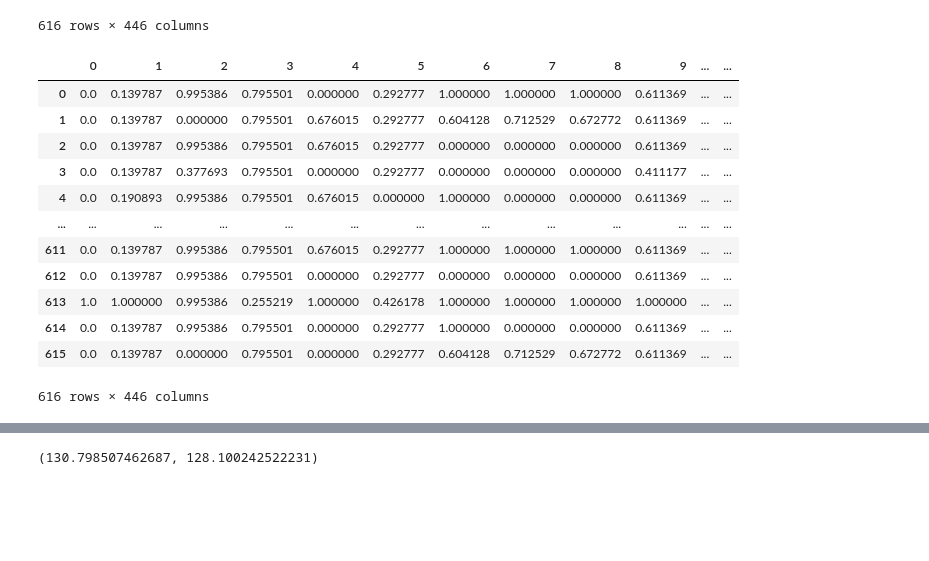
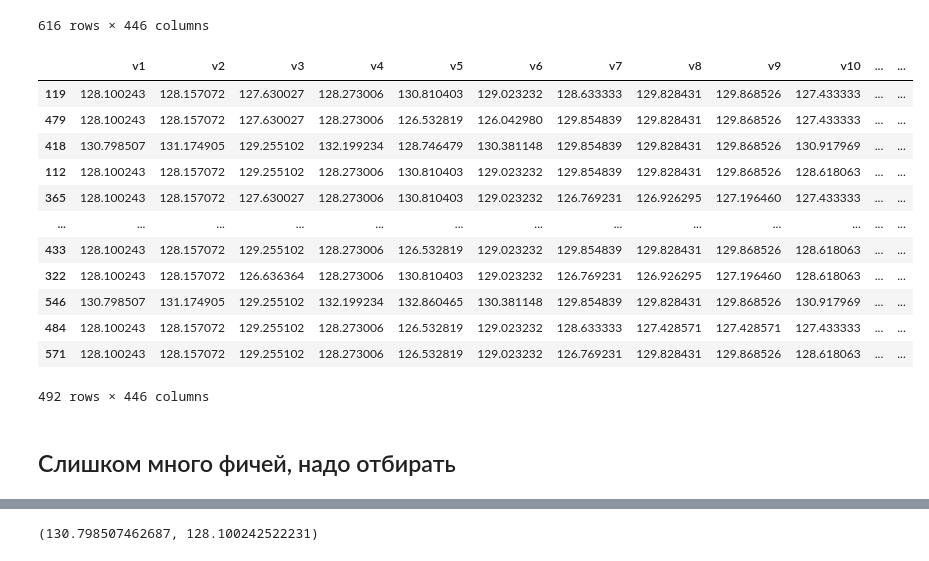
Before and after one commit to muzafarovdan/MyEducation, a Jupyter notebook: Interview/VK_Intern/ML_task.ipynb, the cells around one changed output, grey strips where cells are left out. Saved outputs shown, nothing was run; the diff lists cells and outputs as text; code cells hidden in the pictures; blank space fills up the shorter version.

```diff
--- a/Interview/VK_Intern/ML_task.ipynb
+++ b/Interview/VK_Intern/ML_task.ipynb
@@ -108,3 +112,25 @@ X
 | 614 | 128.100243 | 128.157072 | 129.255102 | 128.273006 | 126.532819 | 129.023232 | 129.854839 | 126.926295 | 127.196460 | 128.618063 | ... | ... |
 | 615 | 128.100243 | 128.157072 | 126.636364 | 128.273006 | 126.532819 | 129.023232 | 128.633333 | 128.994152 | 128.994152 | 128.618063 | ... | ... |
 616 rows × 446 columns
+# %%
+from sklearn.model_selection import train_test_split
+
+X_train, X_test, y_train, y_test = train_test_split(X, y, test_size=0.2, random_state=7, stratify=y)
+# %%
+X_train
+# %% [output]
+|  | v1 | v2 | v3 | v4 | v5 | v6 | v7 | v8 | v9 | v10 | ... | ... |
+| 119 | 128.100243 | 128.157072 | 127.630027 | 128.273006 | 130.810403 | 129.023232 | 128.633333 | 129.828431 | 129.868526 | 127.433333 | ... | ... |
+| 479 | 128.100243 | 128.157072 | 127.630027 | 128.273006 | 126.532819 | 126.042980 | 129.854839 | 129.828431 | 129.868526 | 127.433333 | ... | ... |
+| 418 | 130.798507 | 131.174905 | 129.255102 | 132.199234 | 128.746479 | 130.381148 | 129.854839 | 129.828431 | 129.868526 | 130.917969 | ... | ... |
+| 112 | 128.100243 | 128.157072 | 129.255102 | 128.273006 | 130.810403 | 129.023232 | 129.854839 | 129.828431 | 129.868526 | 128.618063 | ... | ... |
+| 365 | 128.100243 | 128.157072 | 127.630027 | 128.273006 | 130.810403 | 129.023232 | 126.769231 | 126.926295 | 127.196460 | 127.433333 | ... | ... |
+| ... | ... | ... | ... | ... | ... | ... | ... | ... | ... | ... | ... | ... |
+| 433 | 128.100243 | 128.157072 | 129.255102 | 128.273006 | 126.532819 | 129.023232 | 129.854839 | 129.828431 | 129.868526 | 128.618063 | ... | ... |
+| 322 | 128.100243 | 128.157072 | 126.636364 | 128.273006 | 130.810403 | 129.023232 | 126.769231 | 126.926295 | 127.196460 | 128.618063 | ... | ... |
+| 546 | 130.798507 | 131.174905 | 129.255102 | 132.199234 | 132.860465 | 130.381148 | 129.854839 | 129.828431 | 129.868526 | 130.917969 | ... | ... |
+| 484 | 128.100243 | 128.157072 | 129.255102 | 128.273006 | 126.532819 | 129.023232 | 128.633333 | 127.428571 | 127.428571 | 127.433333 | ... | ... |
+| 571 | 128.100243 | 128.157072 | 129.255102 | 128.273006 | 126.532819 | 129.023232 | 126.769231 | 129.828431 | 129.868526 | 128.618063 | ... | ... |
+492 rows × 446 columns
+# %% [markdown]
+## Слишком много фичей, надо отбирать
@@ -116,17 +142,0 @@ X_scaler = scaler.fit_transform(X)
-# %%
-X_scaler = pd.DataFrame(data=X_scaler)
-X_scaler
-# %% [output]
-|  | 0 | 1 | 2 | 3 | 4 | 5 | 6 | 7 | 8 | 9 | ... | ... |
-| 0 | 0.0 | 0.139787 | 0.995386 | 0.795501 | 0.000000 | 0.292777 | 1.000000 | 1.000000 | 1.000000 | 0.611369 | ... | ... |
-| 1 | 0.0 | 0.139787 | 0.000000 | 0.795501 | 0.676015 | 0.292777 | 0.604128 | 0.712529 | 0.672772 | 0.611369 | ... | ... |
-| 2 | 0.0 | 0.139787 | 0.995386 | 0.795501 | 0.676015 | 0.292777 | 0.000000 | 0.000000 | 0.000000 | 0.611369 | ... | ... |
-| 3 | 0.0 | 0.139787 | 0.377693 | 0.795501 | 0.000000 | 0.292777 | 0.000000 | 0.000000 | 0.000000 | 0.411177 | ... | ... |
-| 4 | 0.0 | 0.190893 | 0.995386 | 0.795501 | 0.676015 | 0.000000 | 1.000000 | 0.000000 | 0.000000 | 0.611369 | ... | ... |
-| ... | ... | ... | ... | ... | ... | ... | ... | ... | ... | ... | ... | ... |
-| 611 | 0.0 | 0.139787 | 0.995386 | 0.795501 | 0.676015 | 0.292777 | 1.000000 | 1.000000 | 1.000000 | 0.611369 | ... | ... |
-| 612 | 0.0 | 0.139787 | 0.995386 | 0.795501 | 0.000000 | 0.292777 | 0.000000 | 0.000000 | 0.000000 | 0.611369 | ... | ... |
-| 613 | 1.0 | 1.000000 | 0.995386 | 0.255219 | 1.000000 | 0.426178 | 1.000000 | 1.000000 | 1.000000 | 1.000000 | ... | ... |
-| 614 | 0.0 | 0.139787 | 0.995386 | 0.795501 | 0.000000 | 0.292777 | 1.000000 | 0.000000 | 0.000000 | 0.611369 | ... | ... |
-| 615 | 0.0 | 0.139787 | 0.000000 | 0.795501 | 0.000000 | 0.292777 | 0.604128 | 0.712529 | 0.672772 | 0.611369 | ... | ... |
-616 rows × 446 columns
```
Also changed, not shown: parts of 15 cells of this notebook.
